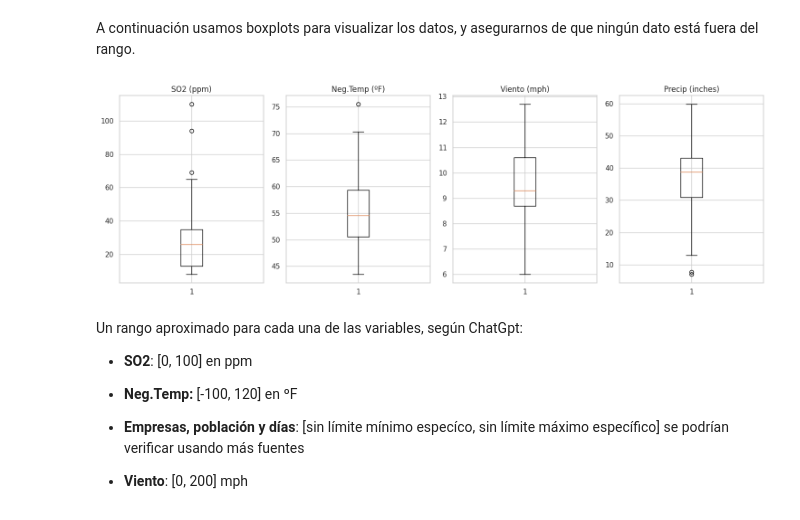
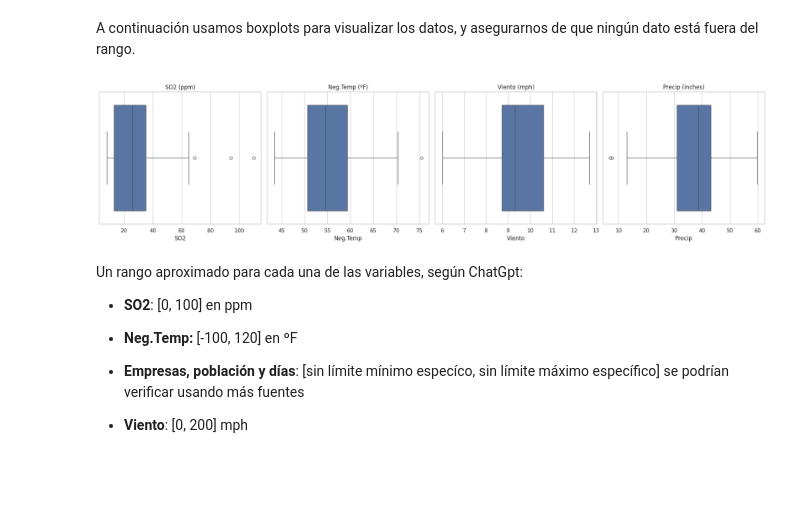
Before and after one commit to CeliaDiazSanchez/Data-Mining, a Jupyter notebook: LAB01.ipynb, the cells around one changed output. Saved outputs shown, nothing was run; the diff lists cells and outputs as text; code cells hidden in the pictures; blank space fills up the shorter version.

```diff
--- a/LAB01.ipynb
+++ b/LAB01.ipynb
@@ -1026,23 +1026,23 @@ A continuación usamos boxplots para visualizar los datos, y asegurarnos de que
 # %%
 import matplotlib.pyplot as plt
 
 # Crear subplots para cada columna del DataFrame
-fig, axs = plt.subplots(nrows=1, ncols=4, figsize=(15, 5))
+fig, axes = plt.subplots(nrows=1, ncols=4, figsize=(20, 5))
 
 # Iterar sobre cada columna y dibujar un boxplot en el subplot correspondiente
 columnas = ['SO2', 'Neg.Temp', 'Viento', 'Precip']
 unidades = ['ppm', 'ºF', 'mph', 'inches']
 for i, columna in enumerate(columnas):
-    axs[i].boxplot(df[columna])
-    axs[i].set_title(columna + ' (' + unidades[i] + ')')  # Concatenar nombre de la columna y unidad
+    sns.boxplot(x = df[columna], ax = axes[i])
+    axes[i].set_title(columna + ' (' + unidades[i] + ')')  # Concatenar nombre de la columna y unidad
 
 # Ajustar el espaciado entre subplots
 plt.tight_layout()
 
 # Mostrar los subplots
 plt.show()
 # %% [output]
-[figure, old version]
+[figure, new version]
 # %% [markdown]
 Un rango aproximado para cada una de las variables, según ChatGpt:
 - **SO2**: [0, 100] en ppm
```
Also changed, not shown: parts of 4 cells of this notebook.
